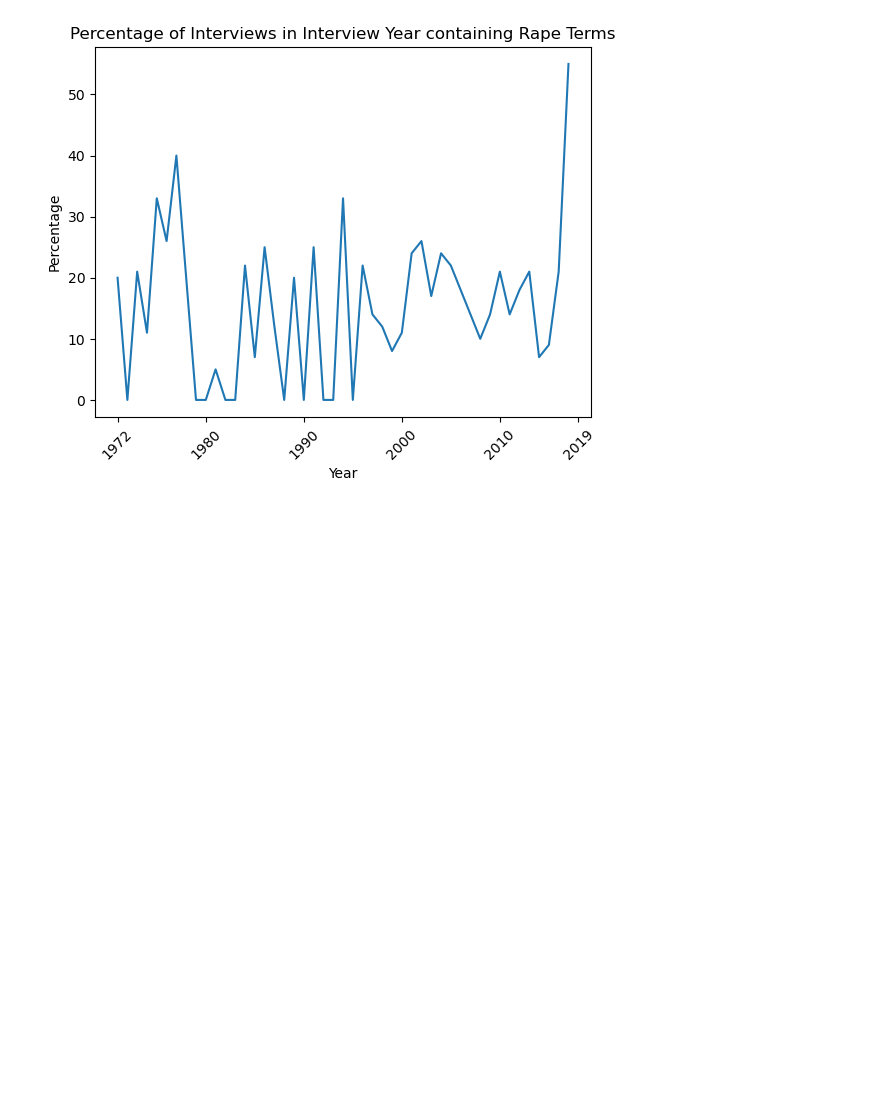
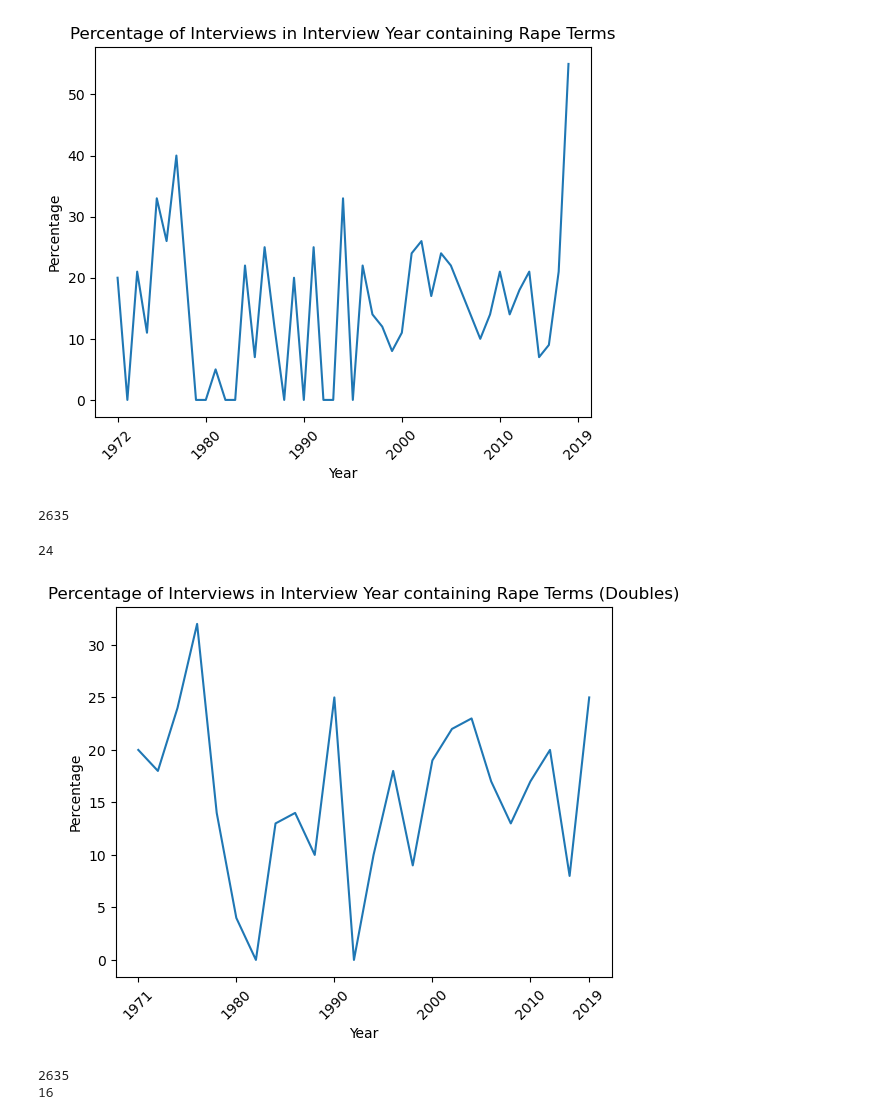
Before and after one commit to ohtap/ohtap, a Jupyter notebook: Research Question 1/RQ1 code.ipynb, the cells around one changed output. Saved outputs shown, nothing was run; the diff lists cells and outputs as text; code cells hidden in the pictures; blank space fills up the shorter version.

```diff
--- a/Research Question 1/RQ1 code.ipynb
+++ b/Research Question 1/RQ1 code.ipynb
@@ -934,3 +976,61 @@ pyplot.xticks(positions, labels)
 pyplot.show()
 # %% [output]
 [figure]
+# %%
+years=[]
+for i in range(1971, 2019, 2):
+    years.append(i)
+total=[]
+hits_formatted=[]
+for i in years:
+    total.append(year_to_number_of_interviews[str(i)]+year_to_number_of_interviews[str(i+1)])
+    hits_formatted.append(year_to_number_of_interviews_CRT[str(i)]+year_to_number_of_interviews_CRT[str(i+1)])
+percentage_withNI=[]
+totalnum=sum(total)
+print(totalnum)
+for i in range(len(years)):
+    if total[i]==0:
+        percentage_withNI.append(0)
+    else:
+        percentage_withNI.append(int(hits_formatted[i]/total[i]*100))
+# %% [output]
+2635
+# %%
+print(len(percentage_withNI))
+# %% [output]
+24
+# %%
+Year = range(24)
+percentages = percentage_withNI
+pyplot.plot(Year, percentages)
+pyplot.title('Percentage of Interviews in Interview Year containing Rape Terms (Doubles)')
+pyplot.xlabel('Year')
+pyplot.ylabel('Percentage')
+pyplot.xticks(rotation = 45)
+positions = (0, 5, 10, 15, 20, 23)
+labels = (1971, 1980, 1990, 2000, 2010, 2019)
+pyplot.xticks(positions, labels)
+pyplot.show()
+# %% [output]
+[figure, added]
+# %%
+years=[]
+for i in range(1971, 2019, 3):
+    years.append(i)
+total=[]
+hits_formatted=[]
+for i in years:
+    total.append(year_to_number_of_interviews[str(i)]+year_to_number_of_interviews[str(i+1)]+year_to_number_of_interviews[str(i+2)])
+    hits_formatted.append(year_to_number_of_interviews_CRT[str(i)]+year_to_number_of_interviews_CRT[str(i+1)]+year_to_number_of_interviews_CRT[str(i+2)])
+percentage_withNI=[]
+totalnum=sum(total)
+print(totalnum)
+for i in range(len(years)):
+    if total[i]==0:
+        percentage_withNI.append(0)
+    else:
+        percentage_withNI.append(int(hits_formatted[i]/total[i]*100))
+print(len(percentage_withNI))
+# %% [output]
+2635
+16
```
Also changed, not shown: parts of 23 cells of this notebook.
